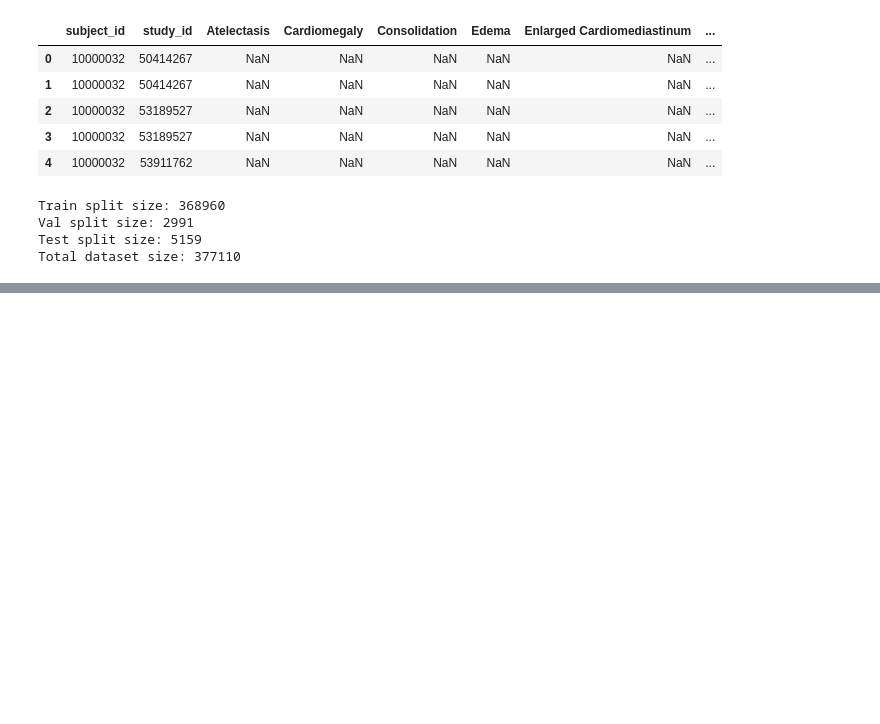
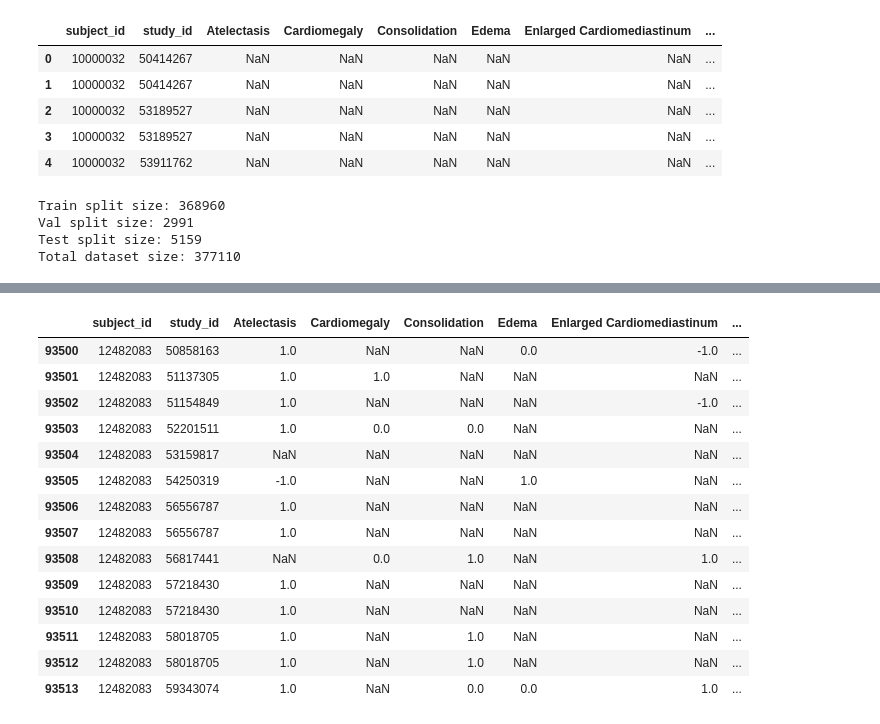
Before and after one commit to onurdenizguler/RewardingVisualDoubt, a Jupyter notebook: examinations/examine_mimic_cxr_dataset.ipynb, the cells around one changed output, grey strips where cells are left out. Cells and saved outputs as stored; diff of their text form; code cells hidden in the pictures; blank space fills up the shorter version.

```diff
--- a/examinations/examine_mimic_cxr_dataset.ipynb
+++ b/examinations/examine_mimic_cxr_dataset.ipynb
@@ -27,0 +110,18 @@ Total dataset size: 377110
+# %%
+mimic_cxr_df[mimic_cxr_df["subject_id"] == 12482083]
+# %% [output]
+|  | subject_id | study_id | Atelectasis | Cardiomegaly | Consolidation | Edema | Enlarged Cardiomediastinum | ... |
+| 93500 | 12482083 | 50858163 | 1.0 | NaN | NaN | 0.0 | -1.0 | ... |
+| 93501 | 12482083 | 51137305 | 1.0 | 1.0 | NaN | NaN | NaN | ... |
+| 93502 | 12482083 | 51154849 | 1.0 | NaN | NaN | NaN | -1.0 | ... |
+| 93503 | 12482083 | 52201511 | 1.0 | 0.0 | 0.0 | NaN | NaN | ... |
+| 93504 | 12482083 | 53159817 | NaN | NaN | NaN | NaN | NaN | ... |
+| 93505 | 12482083 | 54250319 | -1.0 | NaN | NaN | 1.0 | NaN | ... |
+| 93506 | 12482083 | 56556787 | 1.0 | NaN | NaN | NaN | NaN | ... |
+| 93507 | 12482083 | 56556787 | 1.0 | NaN | NaN | NaN | NaN | ... |
+| 93508 | 12482083 | 56817441 | NaN | 0.0 | 1.0 | NaN | 1.0 | ... |
+| 93509 | 12482083 | 57218430 | 1.0 | NaN | NaN | NaN | NaN | ... |
+| 93510 | 12482083 | 57218430 | 1.0 | NaN | NaN | NaN | NaN | ... |
+| 93511 | 12482083 | 58018705 | 1.0 | NaN | 1.0 | NaN | NaN | ... |
+| 93512 | 12482083 | 58018705 | 1.0 | NaN | 1.0 | NaN | NaN | ... |
+| 93513 | 12482083 | 59343074 | 1.0 | NaN | 0.0 | 0.0 | 1.0 | ... |
```
Also changed, not shown: parts of 13 cells of this notebook, 1 other file.
